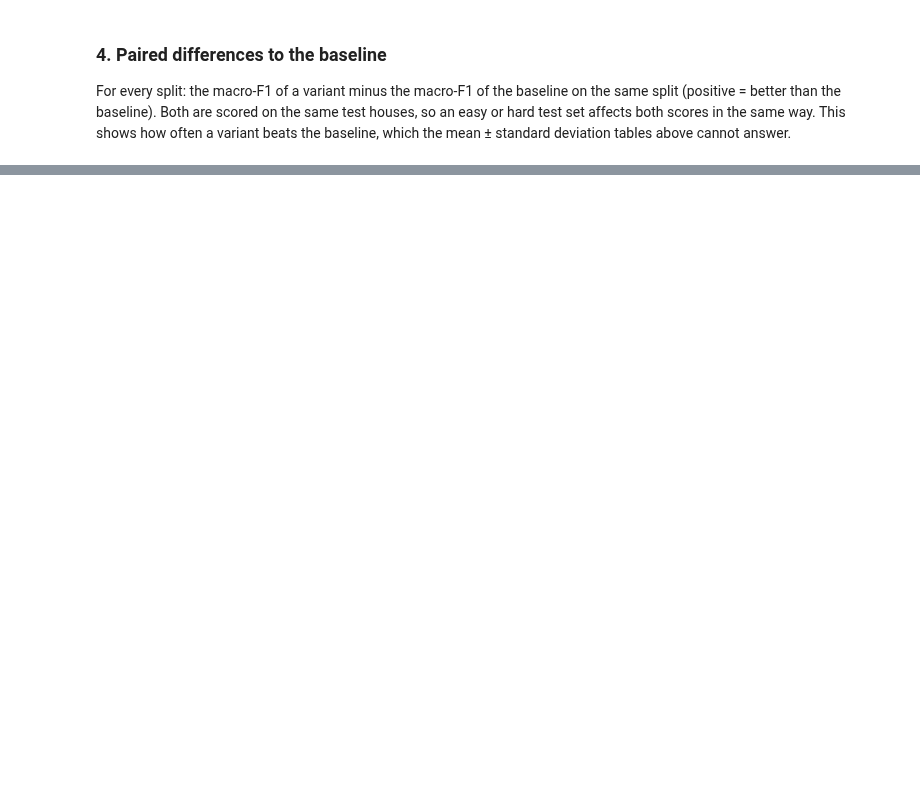
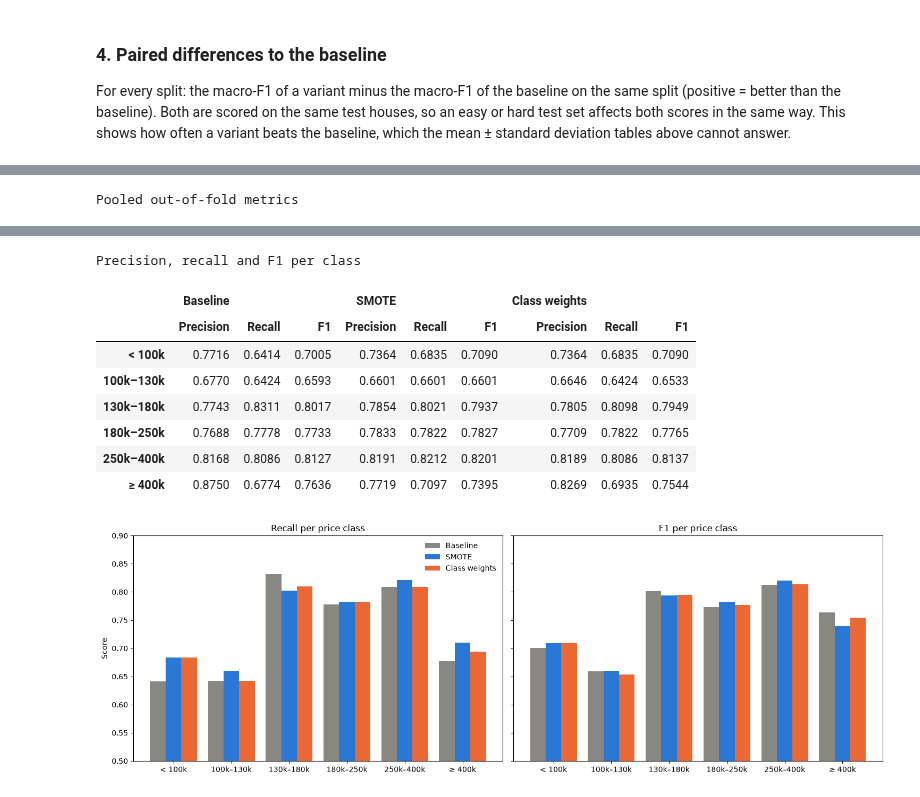
Before and after one commit to AdelinGabriel21/ames-housing-analysis, a Jupyter notebook: notebooks/04_data_preparation_comparison.ipynb, the cells around one changed output, grey strips where cells are left out. Saved outputs shown, nothing was run; the diff lists cells and outputs as text; code cells hidden in the pictures; blank space fills up the shorter version.

```diff
--- a/notebooks/04_data_preparation_comparison.ipynb
+++ b/notebooks/04_data_preparation_comparison.ipynb
@@ -308,0 +350,69 @@ plt.show()
+# %%
+cv5 = [split for split in splits if split["Setup"] == "CV k=5, stratified"]
+X_base, y_base = data[BASELINE]
+
+# What SMOTE and the class weights do to one training part (first fold of the 5-fold CV)
+y_train = y_base.loc[cv5[0]["train"]]
+encoded = make_preprocessor("onehot").fit_transform(X_base.loc[y_train.index], y_train)
+_, y_smote = smote_keep_missing(encoded, y_train)
+print(f"Training houses in the first fold: {len(y_train):,} real, {len(y_smote):,} after SMOTE")
+display(pd.DataFrame({
+    "Real houses": y_train.value_counts().sort_index().to_numpy(),
+    "After SMOTE": y_smote.value_counts().sort_index().to_numpy(),
+    "Class weight": pd.Series(balanced_weights(y_train)).groupby(y_train.to_numpy()).first().to_numpy(),
+}, index=CLASS_NAMES).round(3))
+
+# Out-of-fold predictions of the three variants on the same 5 folds
+IMBALANCE = ["Baseline", "SMOTE", "Class weights"]
+y_true = y_base.loc[normal_houses]
+oof = {}
+for name in IMBALANCE:
+    v = next(v for v in VARIANTS if v["Variant"] == name)
+    pipeline = build_pipeline(v["strategy"], smote=v["smote"])
+    pred = pd.Series(0, index=normal_houses)
+    for split in cv5:
+        train = split["train"]
+        fit_params = {} if v["weight_fn"] is None else {"model__sample_weight": v["weight_fn"](y_base.loc[train])}
+        model = clone(pipeline).fit(X_base.loc[train], y_base.loc[train], **fit_params)
+        pred.loc[split["test"]] = model.predict(X_base.loc[split["test"]])
+    oof[name] = pred
+
+print("Pooled out-of-fold metrics")
+display(pd.DataFrame([
+    {
+        "Variant": name,
+        "Accuracy": accuracy_score(y_true, pred),
+        "Macro Precision": precision_score(y_true, pred, average="macro"),
+        "Macro Recall": recall_score(y_true, pred, average="macro"),
+        "Macro F1": f1_score(y_true, pred, average="macro"),
+    }
+    for name, pred in oof.items()
+]).set_index("Variant").round(4))
+
+per_class = pd.concat({
+    name: pd.DataFrame({
+        "Precision": precision_score(y_true, pred, average=None),
+        "Recall": recall_score(y_true, pred, average=None),
+        "F1": f1_score(y_true, pred, average=None),
+    }, index=CLASS_NAMES)
+    for name, pred in oof.items()
+}, axis=1)
+print("Precision, recall and F1 per class")
+display(per_class.round(4))
+
+# Recall and F1 per class side by side
+COLORS_IMB = {"Baseline": "#898781", "SMOTE": "#2a78d6", "Class weights": "#eb6834"}
+fig, axes = plt.subplots(1, 2, figsize=(15, 5), sharey=True)
+width = 0.27
+for ax, metric in zip(axes, ["Recall", "F1"]):
+    for offset, name in zip((-width, 0, width), IMBALANCE):
+        ax.bar(np.arange(len(CLASS_NAMES)) + offset, per_class[(name, metric)], width, label=name, color=COLORS_IMB[name])
+    ax.set_xticks(range(len(CLASS_NAMES)), CLASS_NAMES)
+    ax.set_title(f"{metric} per price class", fontsize=12)
+    ax.set_ylim(0.5, 0.9)
+    ax.grid(axis="x", visible=False)
+axes[0].set_ylabel("Score")
+axes[0].legend(frameon=False)
+plt.tight_layout()
+plt.show()
+# %% [output]
@@ -308,0 +427 @@ plt.show()
+Pooled out-of-fold metrics
@@ -308,0 +433,10 @@ plt.show()
+Precision, recall and F1 per class
+|  | Baseline |  |  | SMOTE |  |  | Class weights |  |  |
+|  | Precision | Recall | F1 | Precision | Recall | F1 | Precision | Recall | F1 |
+| < 100k | 0.7716 | 0.6414 | 0.7005 | 0.7364 | 0.6835 | 0.7090 | 0.7364 | 0.6835 | 0.7090 |
+| 100k–130k | 0.6770 | 0.6424 | 0.6593 | 0.6601 | 0.6601 | 0.6601 | 0.6646 | 0.6424 | 0.6533 |
+| 130k–180k | 0.7743 | 0.8311 | 0.8017 | 0.7854 | 0.8021 | 0.7937 | 0.7805 | 0.8098 | 0.7949 |
+| 180k–250k | 0.7688 | 0.7778 | 0.7733 | 0.7833 | 0.7822 | 0.7827 | 0.7709 | 0.7822 | 0.7765 |
+| 250k–400k | 0.8168 | 0.8086 | 0.8127 | 0.8191 | 0.8212 | 0.8201 | 0.8189 | 0.8086 | 0.8137 |
+| ≥ 400k | 0.8750 | 0.6774 | 0.7636 | 0.7719 | 0.7097 | 0.7395 | 0.8269 | 0.6935 | 0.7544 |
+[figure, added]
```
Also changed, not shown: parts of 15 cells of this notebook.
